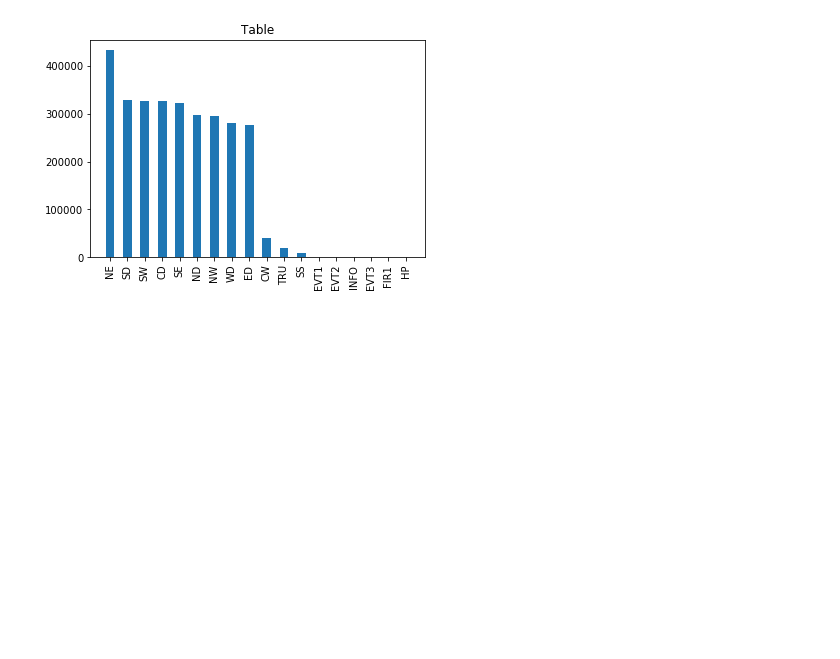
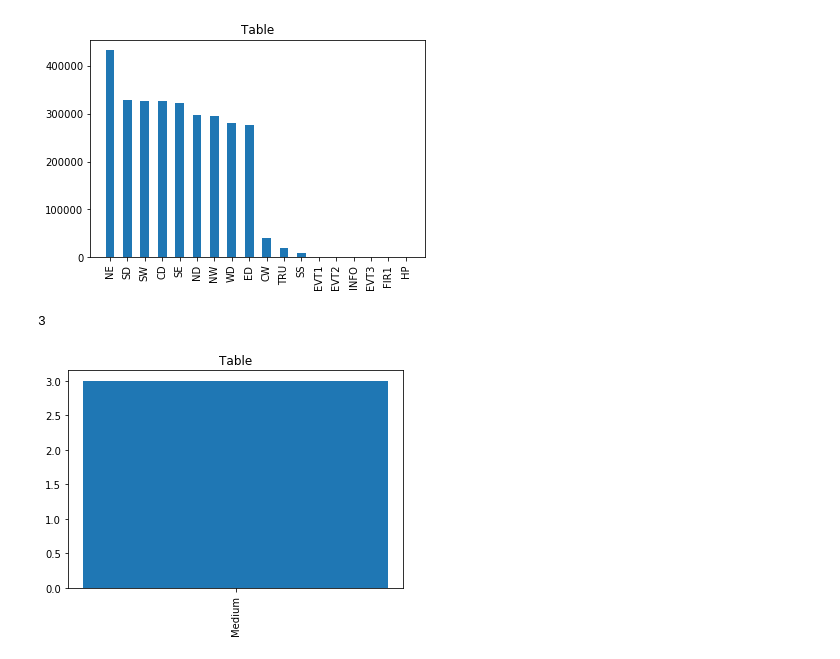
Before and after one commit to E-R-C/PoliceDataChallenge2017, a Jupyter notebook: DataChallenge.ipynb, the cells around one changed output. Saved outputs shown, nothing was run; the diff lists cells and outputs as text; code cells hidden in the pictures; blank space fills up the shorter version.

```diff
--- a/DataChallenge.ipynb
+++ b/DataChallenge.ipynb
@@ -117,0 +134,9 @@ def legendCreator(colordict):
+# %%
+df1 = getTimeFrame(data, "11/1/2016", "1/1/2017")
+df2 = df1.loc[df1["description"].isin(["911/no voice"])]
+print(len(df2))
+createHistogram(df2,"priority",sortByNum=True)
+df2.head()
+# %% [output]
+3
+[figure, added]
```
Also changed, not shown: parts of 14 cells of this notebook.
